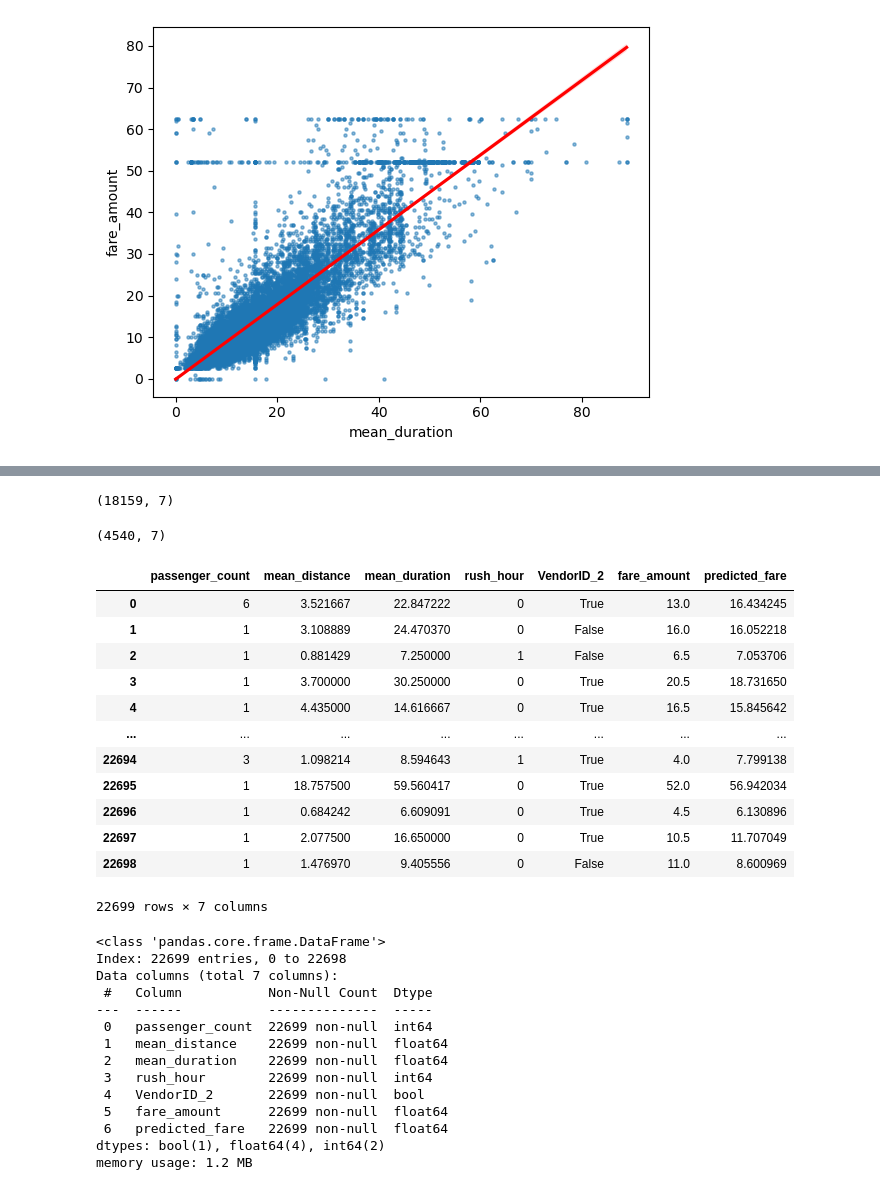
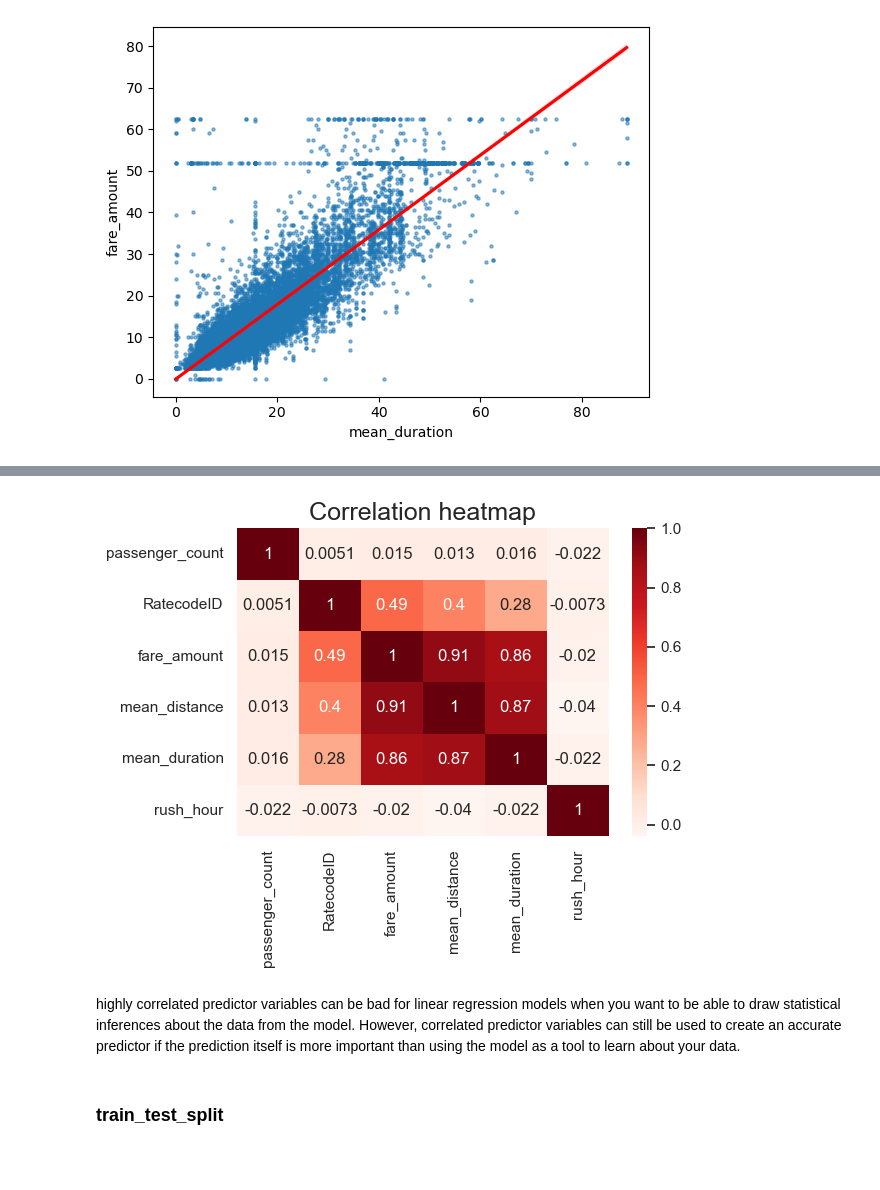
Before and after one commit to amrutha2508/NYCTaxiFairAnalysis, a Jupyter notebook: MLRmodel.ipynb, the cells around one changed output, grey strips where cells are left out. Saved outputs shown, nothing was run; the diff lists cells and outputs as text; code cells hidden in the pictures; blank space fills up the shorter version.

```diff
--- a/MLRmodel.ipynb
+++ b/MLRmodel.ipynb
@@ -501,53 +412,0 @@ x_test.shape,y_pred2.shape,y_test.shape
-# %%
-r = x_train.copy()
-r['fare_amount']=y_train['fare_amount']
-r['predicted_fare']=y_pred1
-r.shape
-# %% [output]
-(18159, 7)
-# %%
-s = x_test.copy()
-s['fare_amount']=y_test['fare_amount']
-s['predicted_fare']=y_pred2
-s.shape
-# %% [output]
-(4540, 7)
-# %%
-combined_df = pd.concat([r, s])
-
-# Sort by index
-sorted_df = combined_df.sort_index()
-
-# Display the result
-sorted_df
-# %% [output]
-|  | passenger_count | mean_distance | mean_duration | rush_hour | VendorID_2 | fare_amount | predicted_fare |
-| 0 | 6 | 3.521667 | 22.847222 | 0 | True | 13.0 | 16.434245 |
-| 1 | 1 | 3.108889 | 24.470370 | 0 | False | 16.0 | 16.052218 |
-| 2 | 1 | 0.881429 | 7.250000 | 1 | False | 6.5 | 7.053706 |
-| 3 | 1 | 3.700000 | 30.250000 | 0 | True | 20.5 | 18.731650 |
-| 4 | 1 | 4.435000 | 14.616667 | 0 | True | 16.5 | 15.845642 |
-| ... | ... | ... | ... | ... | ... | ... | ... |
-| 22694 | 3 | 1.098214 | 8.594643 | 1 | True | 4.0 | 7.799138 |
-| 22695 | 1 | 18.757500 | 59.560417 | 0 | True | 52.0 | 56.942034 |
-| 22696 | 1 | 0.684242 | 6.609091 | 0 | True | 4.5 | 6.130896 |
-| 22697 | 1 | 2.077500 | 16.650000 | 0 | True | 10.5 | 11.707049 |
-| 22698 | 1 | 1.476970 | 9.405556 | 0 | False | 11.0 | 8.600969 |
-22699 rows × 7 columns
-# %%
-sorted_df.info()
-# %% [output]
-<class 'pandas.core.frame.DataFrame'>
-Index: 22699 entries, 0 to 22698
-Data columns (total 7 columns):
- #   Column           Non-Null Count  Dtype
----  ------           --------------  -----
- 0   passenger_count  22699 non-null  int64
- 1   mean_distance    22699 non-null  float64
- 2   mean_duration    22699 non-null  float64
- 3   rush_hour        22699 non-null  int64
- 4   VendorID_2       22699 non-null  bool
- 5   fare_amount      22699 non-null  float64
- 6   predicted_fare   22699 non-null  float64
-dtypes: bool(1), float64(4), int64(2)
-memory usage: 1.2 MB
@@ -555,0 +413,14 @@ sorted_df.to_csv('dataafterMLR.csv')
+# %%
+# Create correlation heatmap
+
+plt.figure(figsize=(6,4))
+sns.heatmap(df2.corr(method='pearson'), annot=True, cmap='Reds')
+plt.title('Correlation heatmap',
+          fontsize=18)
+plt.show()
+# %% [output]
+[figure, added]
+# %% [markdown]
+highly correlated predictor variables can be bad for linear regression models when you want to be able to draw statistical inferences about the data from the model. However, correlated predictor variables can still be used to create an accurate predictor if the prediction itself is more important than using the model as a tool to learn about your data.
+# %% [markdown]
+### train_test_split
```
Also changed, not shown: parts of 95 cells of this notebook.
